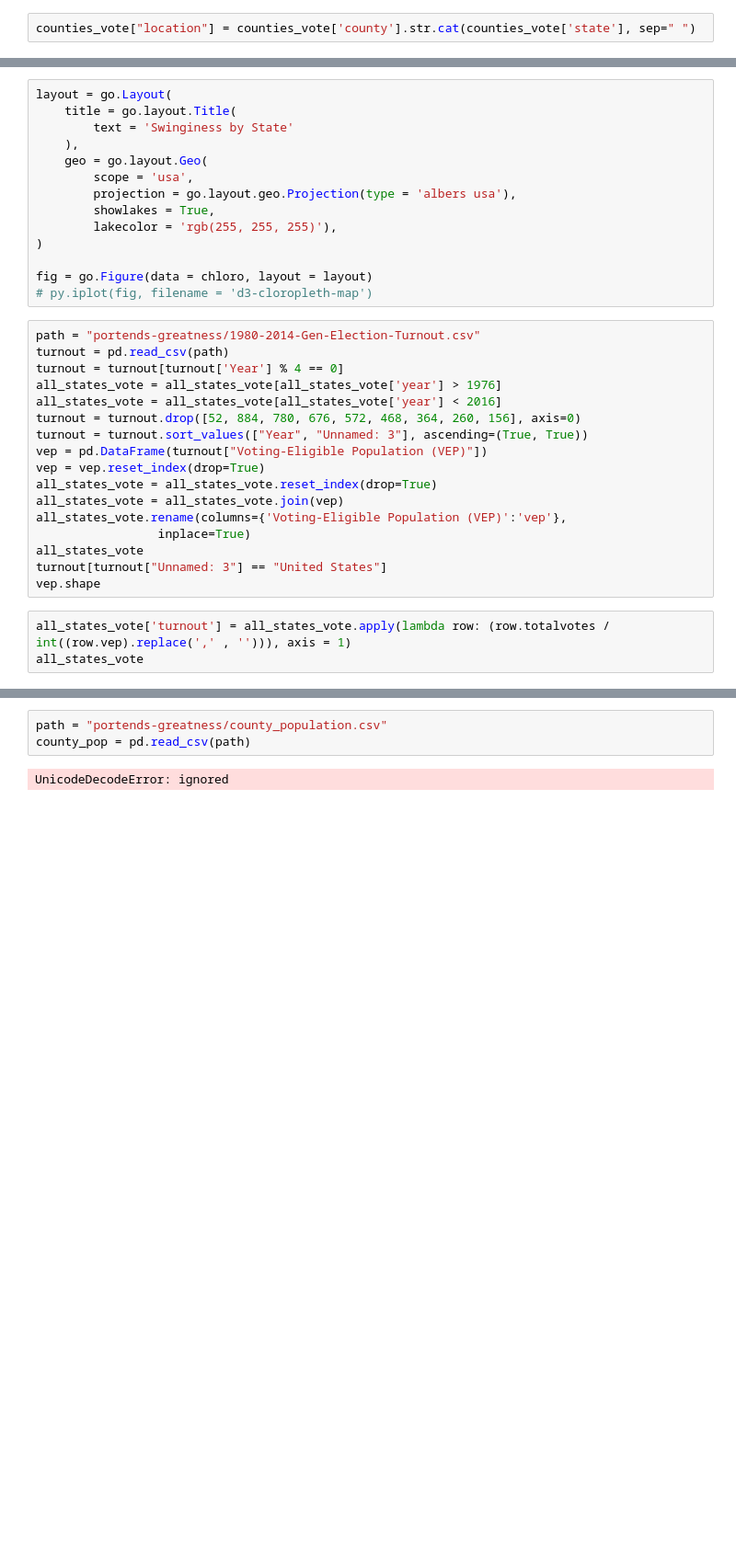
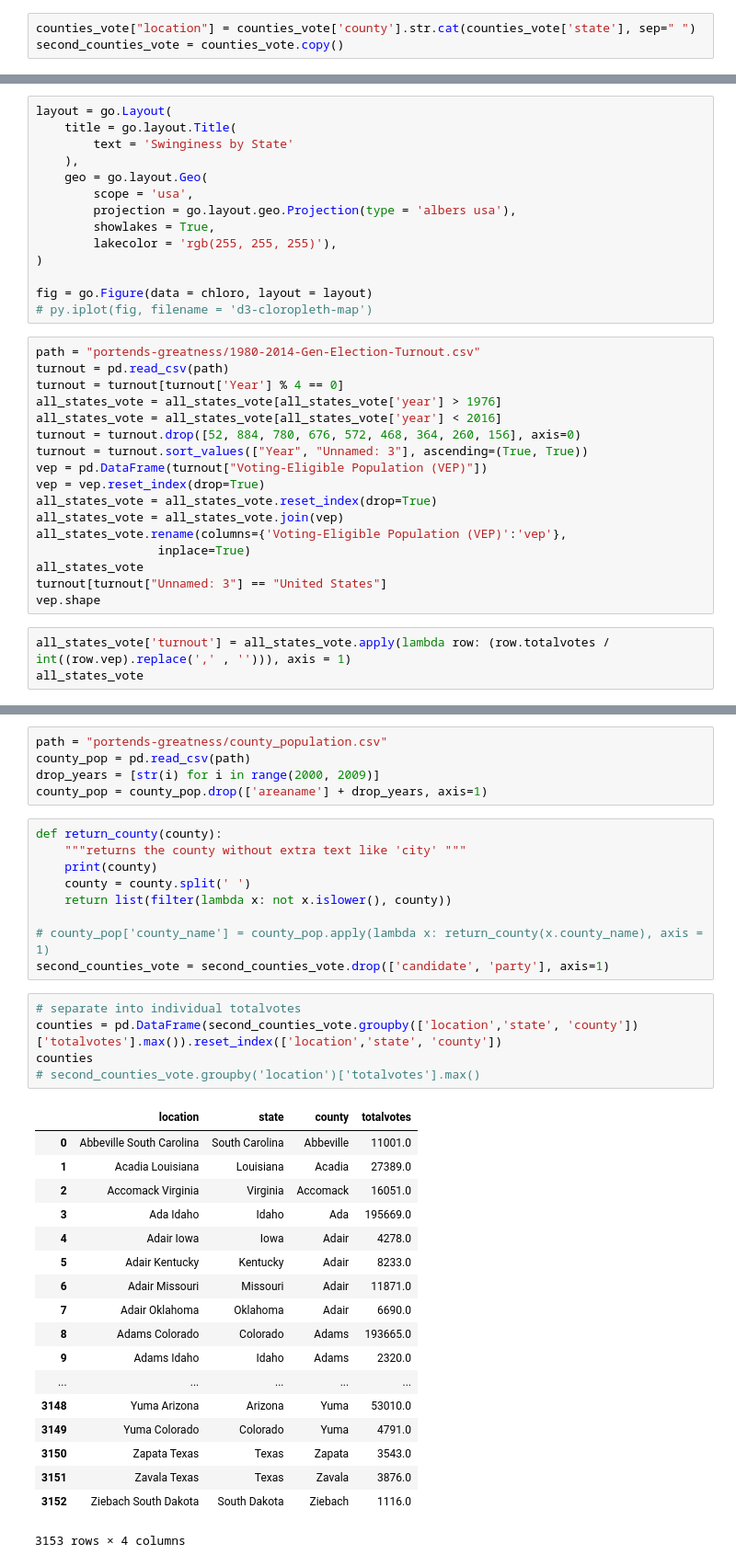
Before and after one commit to tinawong15/portends-greatness, a Jupyter notebook: elections.ipynb, the cells around one changed output, grey strips where cells are left out. Shown: that part at 92% size. Saved outputs shown, nothing was run; the diff lists cells and outputs as text; blank space fills up the shorter version.

```diff
--- a/elections.ipynb
+++ b/elections.ipynb
@@ -30,6 +30,7 @@ counties_vote = counties_vote.drop(["FIPS", "version", "office", "state_po"], ax
 # counties_vote
 # %%
 counties_vote["location"] = counties_vote['county'].str.cat(counties_vote['state'], sep=" ")
+second_counties_vote = counties_vote.copy()
 # %%
 counties_vote = counties_vote.drop(['state', 'county'], axis=1)
 # counties_vote
@@ -191,5 +186,38 @@ plt.show()
 # %%
 path = "portends-greatness/county_population.csv"
 county_pop = pd.read_csv(path)
+drop_years = [str(i) for i in range(2000, 2009)]
+county_pop = county_pop.drop(['areaname'] + drop_years, axis=1)
-# %% [output]
-UnicodeDecodeError: ignored
+# %%
+def return_county(county):
+    """returns the county without extra text like 'city' """
+    print(county)
+    county = county.split(' ')
+    return list(filter(lambda x: not x.islower(), county))
+
+# county_pop['county_name'] = county_pop.apply(lambda x: return_county(x.county_name), axis = 1)
+second_counties_vote = second_counties_vote.drop(['candidate', 'party'], axis=1)
+# %%
+# separate into individual totalvotes
+counties = pd.DataFrame(second_counties_vote.groupby(['location','state', 'county'])['totalvotes'].max()).reset_index(['location','state', 'county'])
+counties
+# second_counties_vote.groupby('location')['totalvotes'].max()
+# %% [output]
+|  | location | state | county | totalvotes |
+| 0 | Abbeville South Carolina | South Carolina | Abbeville | 11001.0 |
+| 1 | Acadia Louisiana | Louisiana | Acadia | 27389.0 |
+| 2 | Accomack Virginia | Virginia | Accomack | 16051.0 |
+| 3 | Ada Idaho | Idaho | Ada | 195669.0 |
+| 4 | Adair Iowa | Iowa | Adair | 4278.0 |
+| 5 | Adair Kentucky | Kentucky | Adair | 8233.0 |
+| 6 | Adair Missouri | Missouri | Adair | 11871.0 |
+| 7 | Adair Oklahoma | Oklahoma | Adair | 6690.0 |
+| 8 | Adams Colorado | Colorado | Adams | 193665.0 |
+| 9 | Adams Idaho | Idaho | Adams | 2320.0 |
+| ... | ... | ... | ... | ... |
+| 3148 | Yuma Arizona | Arizona | Yuma | 53010.0 |
+| 3149 | Yuma Colorado | Colorado | Yuma | 4791.0 |
+| 3150 | Zapata Texas | Texas | Zapata | 3543.0 |
+| 3151 | Zavala Texas | Texas | Zavala | 3876.0 |
+| 3152 | Ziebach South Dakota | South Dakota | Ziebach | 1116.0 |
+3153 rows × 4 columns
```
Also changed, not shown: parts of 3 cells of this notebook.
